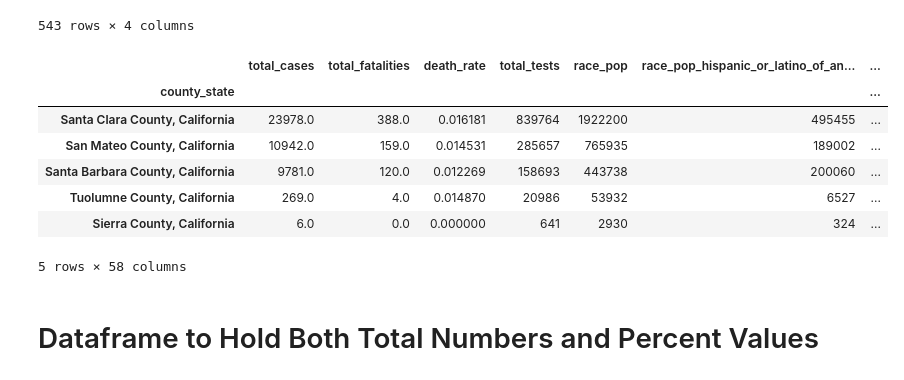
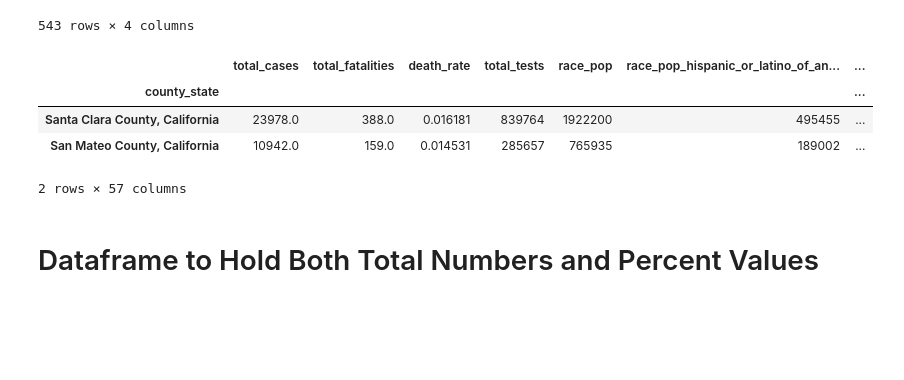
Before and after one commit to cxclark/covid19-analysis, a Jupyter notebook: code/03_data_combining_5_states.ipynb, the cells around one changed output. Cells and saved outputs as stored; diff of their text form; code cells hidden in the pictures; blank space fills up the shorter version.

```diff
--- a/code/03_data_combining_5_states.ipynb
+++ b/code/03_data_combining_5_states.ipynb
@@ -263,16 +287,13 @@ df_num[['race_pop', 'sex_age_pop', 'health_ins_noninst_pop', 'inc_hhlds']]
 # dividing population by square miles
 df_num['pop_density'] = df_num['race_pop'] / df_num['sq_mi']
 # %%
-df_num.head()
+df_num.head(2)
 # %% [output]
 |  | total_cases | total_fatalities | death_rate | total_tests | race_pop | race_pop_hispanic_or_latino_of_an... | ... |
 | county_state |  |  |  |  |  |  | ... |
 | Santa Clara County, California | 23978.0 | 388.0 | 0.016181 | 839764 | 1922200 | 495455 | ... |
 | San Mateo County, California | 10942.0 | 159.0 | 0.014531 | 285657 | 765935 | 189002 | ... |
-| Santa Barbara County, California | 9781.0 | 120.0 | 0.012269 | 158693 | 443738 | 200060 | ... |
-| Tuolumne County, California | 269.0 | 4.0 | 0.014870 | 20986 | 53932 | 6527 | ... |
-| Sierra County, California | 6.0 | 0.0 | 0.000000 | 641 | 2930 | 324 | ... |
-5 rows × 58 columns
+2 rows × 57 columns
 # %%
 # Export the data.
 df_num.to_csv('../data/cleaned_numbers_five_states.csv')
```
Also changed, not shown: parts of 23 cells of this notebook, 39 other files.
